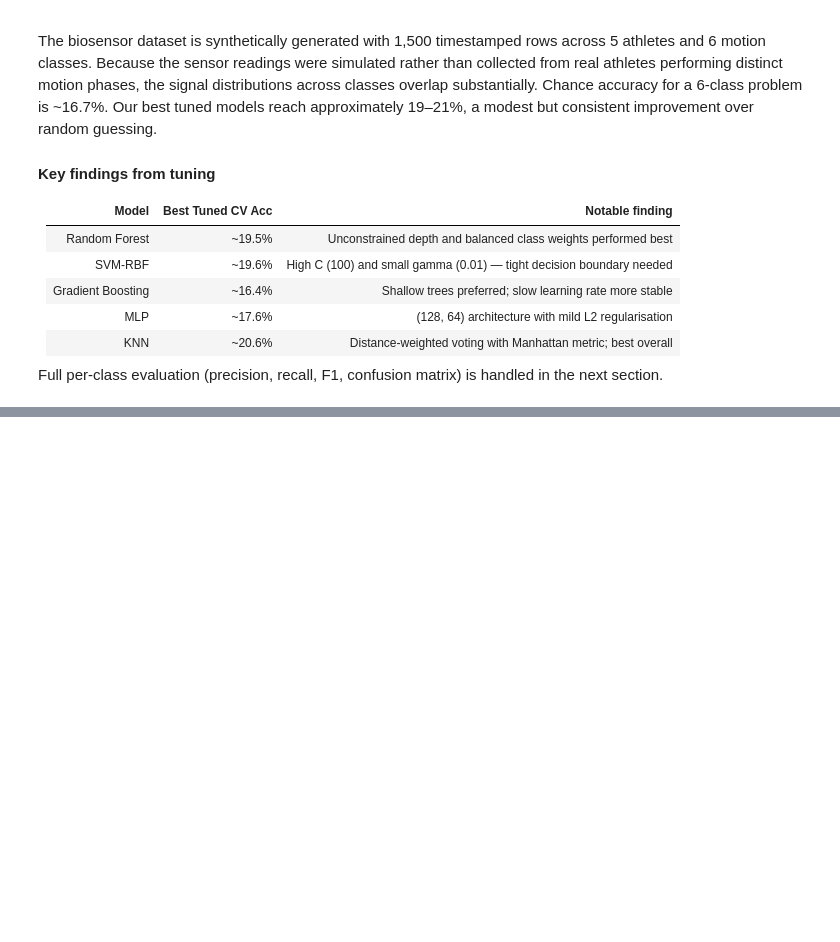
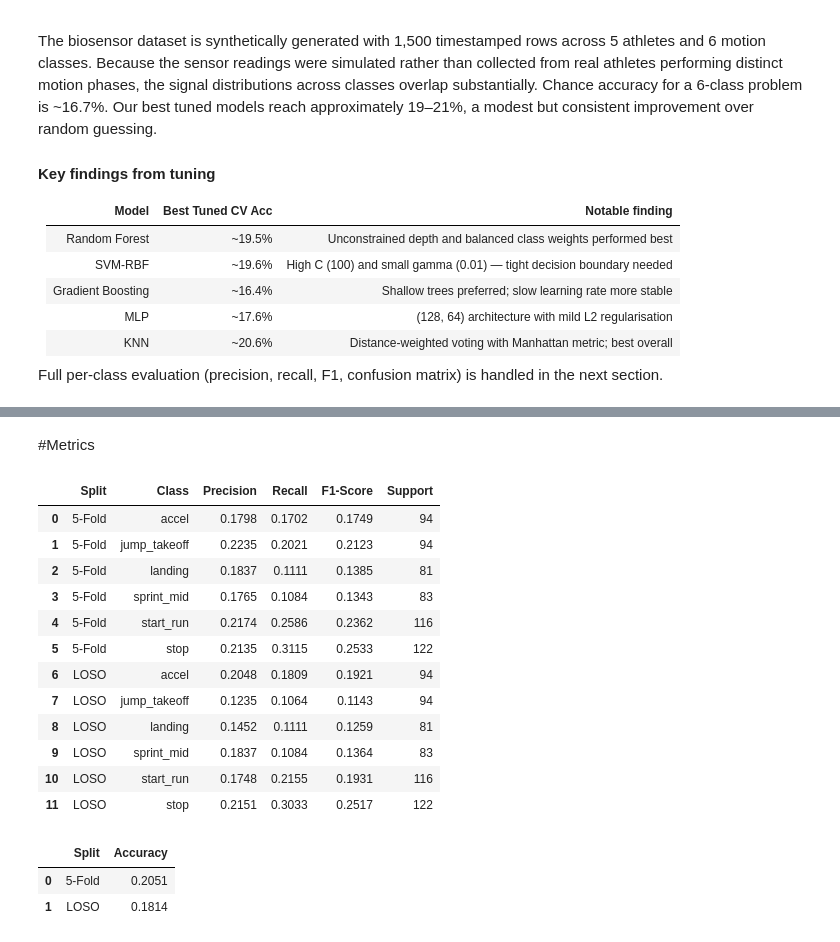
Before and after one commit to ritsukye/CS156---Project-Motion-Phase-ML, a Jupyter notebook: motion phase full workflow updated.ipynb, the cells around one changed output, grey strips where cells are left out. Saved outputs shown, nothing was run; the diff lists cells and outputs as text; code cells hidden in the pictures; blank space fills up the shorter version.

```diff
--- a/motion phase full workflow updated.ipynb
+++ b/motion phase full workflow updated.ipynb
@@ -1353,0 +1617,54 @@ Full per-class evaluation (precision, recall, F1, confusion matrix) is handled i
+# %% [markdown]
+#Metrics
+# %%
+### Best Tuned Model Metrics
+
+yPred5Fold = cross_val_predict(bestEstimator, X, y, cv=skf) #X, y comes from cell 29
+yPredLOSO = cross_val_predict(bestEstimator, X, y, cv=logo, groups=groups) #Generates the CV predictions for the final tuned model
+
+def buildMetricsTable(yTrue, yPred, splitName): #Function to generate per-class metrics for 5-Fold and LOSO
+  precision, recall, f1, support = precision_recall_fscore_support(yTrue, yPred, labels=np.arange(len(le_model.classes_)), zero_division=0) #Compute metric scores
+
+  metricsDF = pd.DataFrame({ #Put metrics into a DF
+      "Split": splitName,
+      "Class": le_model.classes_,
+      "Precision": np.round(precision, 4),
+      "Recall": np.round(recall, 4),
+      "F1-Score": np.round(f1, 4),
+      "Support": support
+  })
+
+  return metricsDF
+
+metric5FoldDF = buildMetricsTable(y, yPred5Fold, "5-Fold") #Run metrics on 5-Fold and LOSO
+metricLOSO_DF = buildMetricsTable(y, yPredLOSO, "LOSO")
+
+metricsCombinedDF = pd.concat([metric5FoldDF, metricLOSO_DF], ignore_index=True) #Combine dataframes
+display(metricsCombinedDF)
+
+accuracySummaryDF = pd.DataFrame([  #Make a dataframe to summarize the accuracy between two CV strategies
+    {"Split": "5-Fold", "Accuracy": round(accuracy_score(y, yPred5Fold), 4)},
+    {"Split": "LOSO", "Accuracy": round(accuracy_score(y, yPredLOSO), 4)}
+])
+
+display(accuracySummaryDF)
+
+metricsCombinedDF.to_csv(OUT_DIR / "bestModelMetricsByClass.csv", index=False)
+accuracySummaryDF.to_csv(OUT_DIR / "bestModelAccuracySummary.csv", index=False)
+# %% [output]
+|  | Split | Class | Precision | Recall | F1-Score | Support |
+| 0 | 5-Fold | accel | 0.1798 | 0.1702 | 0.1749 | 94 |
+| 1 | 5-Fold | jump_takeoff | 0.2235 | 0.2021 | 0.2123 | 94 |
+| 2 | 5-Fold | landing | 0.1837 | 0.1111 | 0.1385 | 81 |
+| 3 | 5-Fold | sprint_mid | 0.1765 | 0.1084 | 0.1343 | 83 |
+| 4 | 5-Fold | start_run | 0.2174 | 0.2586 | 0.2362 | 116 |
+| 5 | 5-Fold | stop | 0.2135 | 0.3115 | 0.2533 | 122 |
+| 6 | LOSO | accel | 0.2048 | 0.1809 | 0.1921 | 94 |
+| 7 | LOSO | jump_takeoff | 0.1235 | 0.1064 | 0.1143 | 94 |
+| 8 | LOSO | landing | 0.1452 | 0.1111 | 0.1259 | 81 |
+| 9 | LOSO | sprint_mid | 0.1837 | 0.1084 | 0.1364 | 83 |
+| 10 | LOSO | start_run | 0.1748 | 0.2155 | 0.1931 | 116 |
+| 11 | LOSO | stop | 0.2151 | 0.3033 | 0.2517 | 122 |
+|  | Split | Accuracy |
+| 0 | 5-Fold | 0.2051 |
+| 1 | LOSO | 0.1814 |
```
Also changed, not shown: parts of 38 cells of this notebook, 9 other files.
